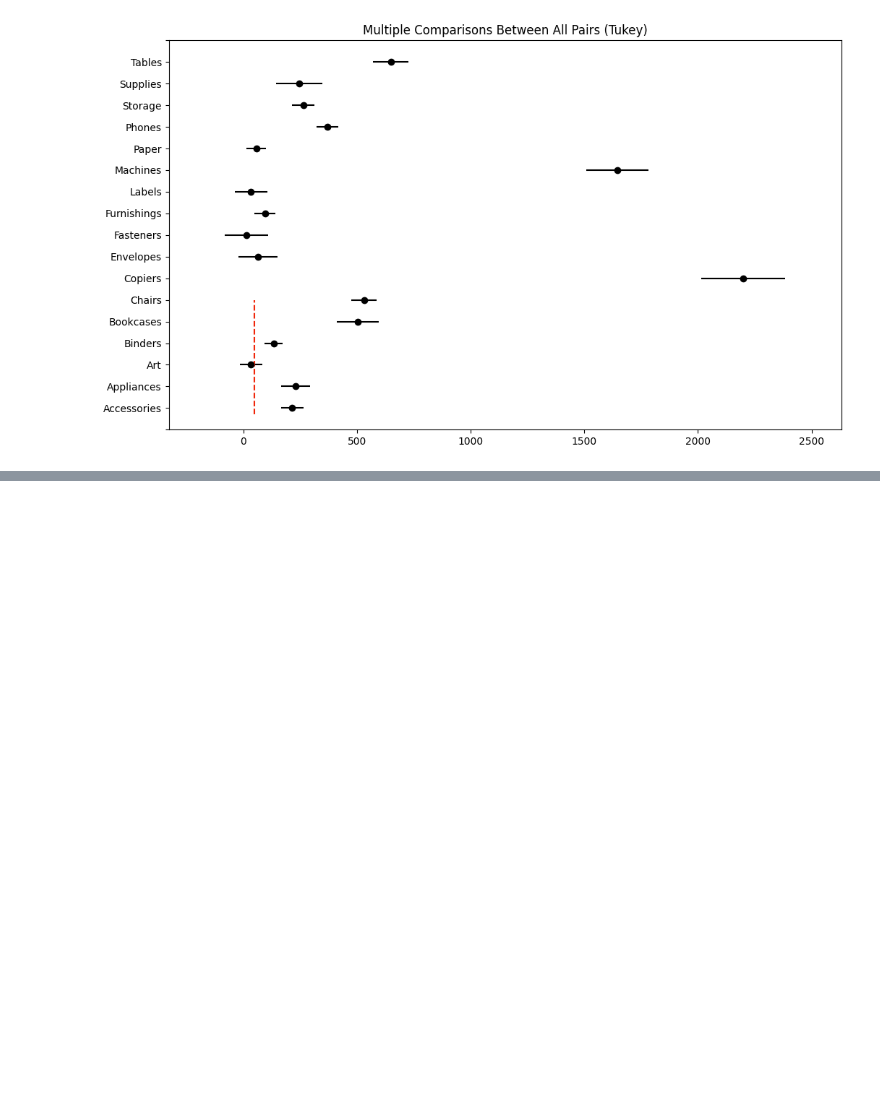
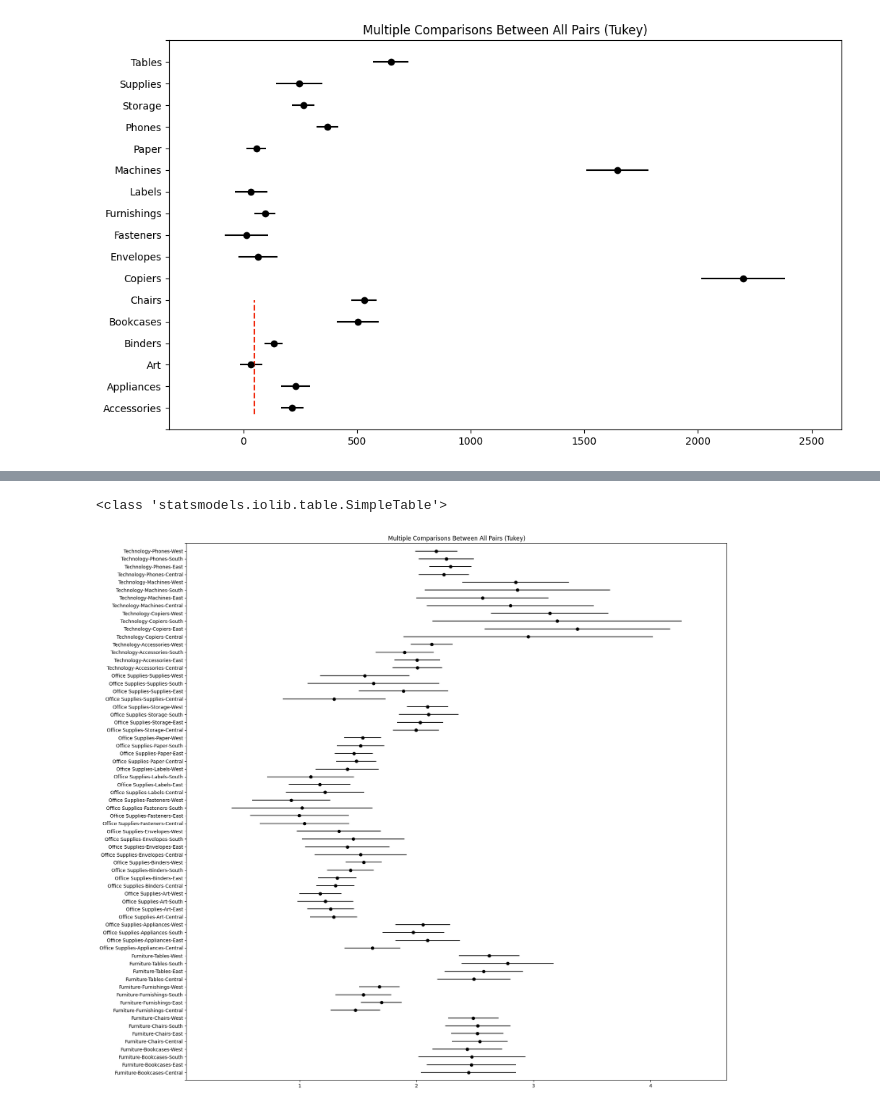
Before and after one commit to KonuTech/supply-chain-case-study, a Jupyter notebook: case_study_ANOVA.ipynb, the cells around one changed output, grey strips where cells are left out. Cells and saved outputs as stored; diff of their text form; code cells hidden in the pictures; blank space fills up the shorter version.

```diff
--- a/case_study_ANOVA.ipynb
+++ b/case_study_ANOVA.ipynb
@@ -390,3 +392,6 @@ Multiple Comparison of Means - Tukey HSD, FWER=0.05
 | Storage | Tables | 384.2042 | 0.0 | 257.3945 | 511.0139 | True |
 | Supplies | Tables | 403.1446 | 0.0 | 226.2735 | 580.0156 | True |
 [figure]
+# %%
+data = df[df["Order Year"] == "2017"]
+data
@@ -392,0 +417,13 @@ Multiple Comparison of Means - Tukey HSD, FWER=0.05
+# %%
+tukey = pairwise_tukeyhsd(data["Log Sales"], data["Category-SubCategory-Region"])
+
+# plotting group confidence intervals
+tukey.plot_simultaneous(figsize = (20, 20))
+plt.vlines(x = 49.5, ymin = -0.3, ymax = 5, color = "#F0260A", linestyles = "dashed")
+tukey.summary()
+
+# x - indexes where to plot the lines.
+# ymin, ymax - Respective beginning and end of each line. If scalars are provided, all lines will have same length.
+# %% [output]
+<class 'statsmodels.iolib.table.SimpleTable'>
+[figure, added]
```
Also changed, not shown: parts of 5 cells of this notebook, 3 other files.
